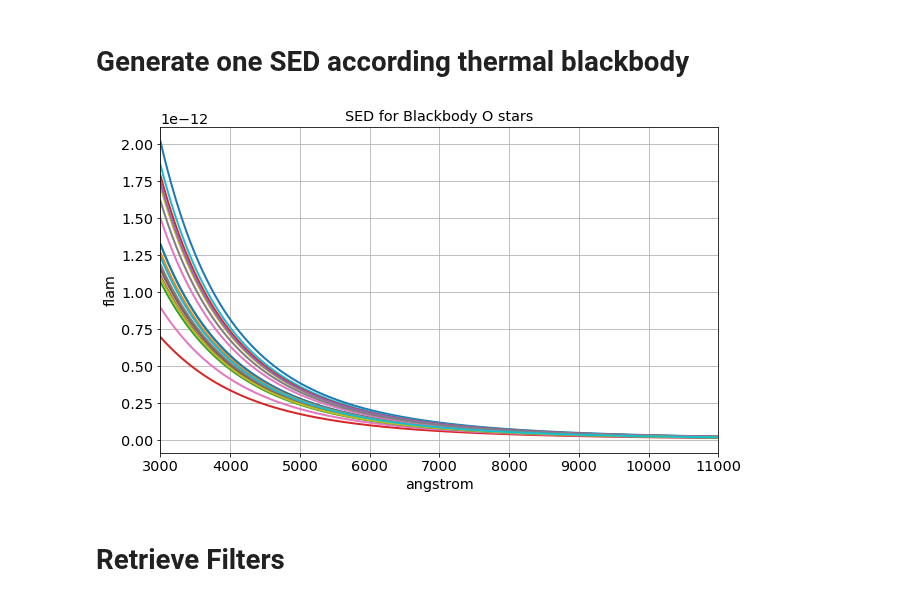
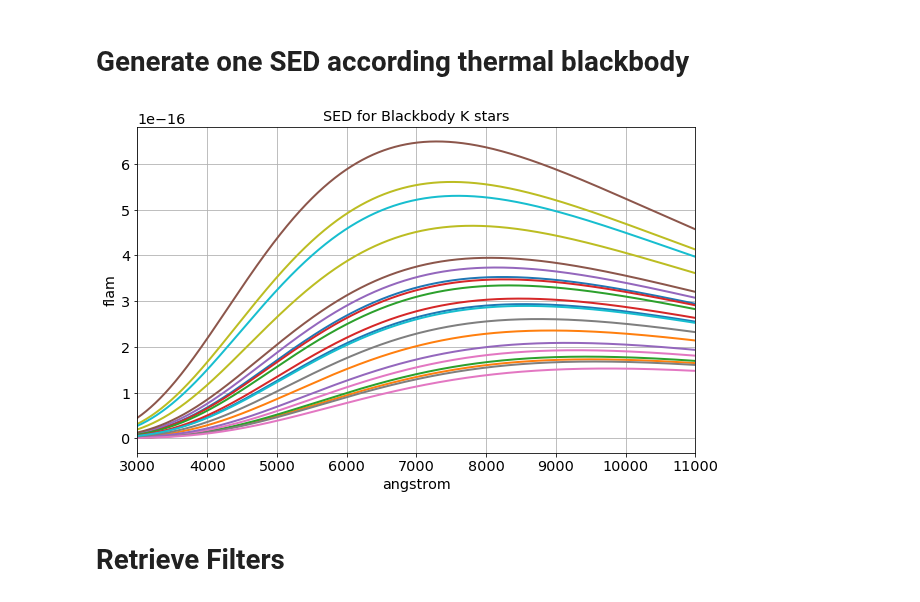
Before and after one commit to sylvielsstfr/PC5AtmStudies, a Jupyter notebook: DESCDec2017/Impact_aerosols/thermal_bb/Impact_Aerosols_thermal_bb.ipynb, the cells around one changed output. Saved outputs shown, nothing was run; the diff lists cells and outputs as text; code cells hidden in the pictures.

```diff
--- a/DESCDec2017/Impact_aerosols/thermal_bb/Impact_Aerosols_thermal_bb.ipynb
+++ b/DESCDec2017/Impact_aerosols/thermal_bb/Impact_Aerosols_thermal_bb.ipynb
@@ -81,14 +84,14 @@ graphtable: /Users/dagoret/MacOSX/External/PySynPhotData/grp/hst/cdbs/mtab/14l16
 # %% [markdown]
 # Generate one SED according thermal blackbody
 # %%
-Temperature=sed.TypeStar_to_Temperature["O"]
+Temperature=sed.TypeStar_to_Temperature["K"]
 SigmaT=0.1*Temperature   # T at 20%
 # %%
 all_sed=sed.get_all_thermalbb(N=20,T0=Temperature,sigT=SigmaT)
 # %%
-sed.plot_allsed(all_sed,"SED for Blackbody O stars","SED_BB_O.png",yscale='lin',XMIN=3000.,XMAX=11000.,YMIN=0,YMAX=0)
+sed.plot_allsed(all_sed,"SED for Blackbody K stars","SED_BB_K.png",yscale='lin',XMIN=3000.,XMAX=11000.,YMIN=0,YMAX=0)
 # %% [output]
-[figure, old version]
+[figure, new version]
 # %%
 NBSEDCOLORS=1
 # %% [markdown]
```
Also changed, not shown: parts of 7 cells of this notebook.
